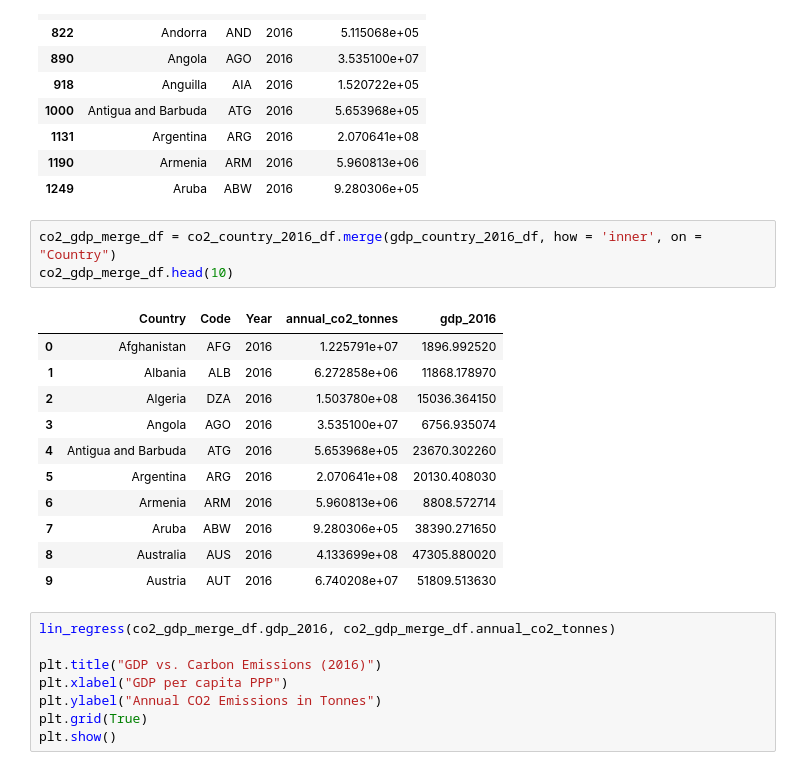
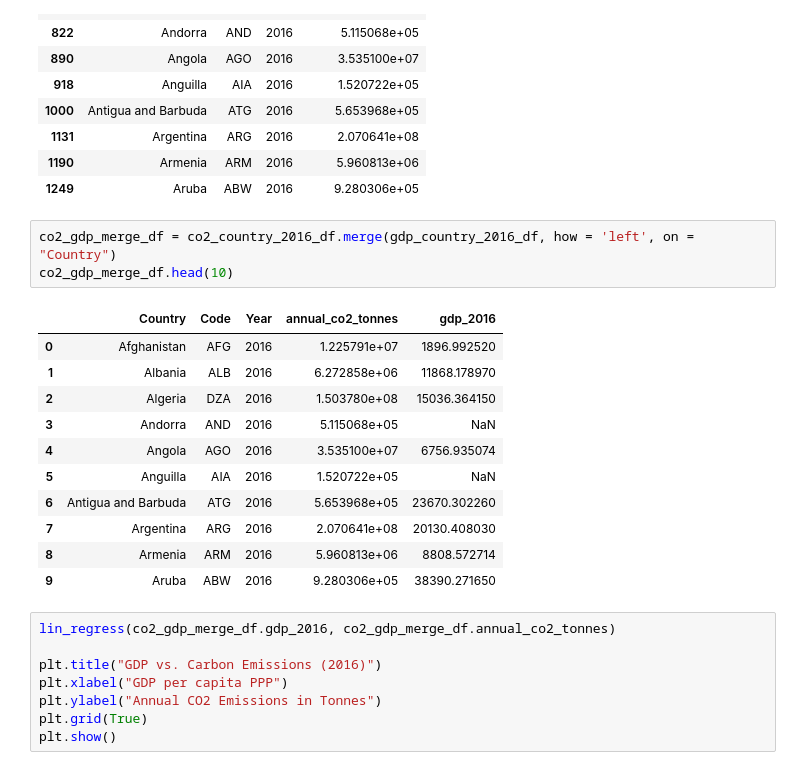
Before and after one commit to sunwoo-kim20/global-climate-change-analysis, a Jupyter notebook: co2_vs_gdp_weather.ipynb, the cells around one changed output. Saved outputs shown, nothing was run; the diff lists cells and outputs as text.

```diff
--- a/co2_vs_gdp_weather.ipynb
+++ b/co2_vs_gdp_weather.ipynb
@@ -149,20 +149,20 @@ co2_country_2016_df.head(10)
 | 1190 | Armenia | ARM | 2016 | 5.960813e+06 |
 | 1249 | Aruba | ABW | 2016 | 9.280306e+05 |
 # %%
-co2_gdp_merge_df = co2_country_2016_df.merge(gdp_country_2016_df, how = 'inner', on = "Country")
+co2_gdp_merge_df = co2_country_2016_df.merge(gdp_country_2016_df, how = 'left', on = "Country")
 co2_gdp_merge_df.head(10)
 # %% [output]
 |  | Country | Code | Year | annual_co2_tonnes | gdp_2016 |
 | 0 | Afghanistan | AFG | 2016 | 1.225791e+07 | 1896.992520 |
 | 1 | Albania | ALB | 2016 | 6.272858e+06 | 11868.178970 |
 | 2 | Algeria | DZA | 2016 | 1.503780e+08 | 15036.364150 |
-| 3 | Angola | AGO | 2016 | 3.535100e+07 | 6756.935074 |
-| 4 | Antigua and Barbuda | ATG | 2016 | 5.653968e+05 | 23670.302260 |
-| 5 | Argentina | ARG | 2016 | 2.070641e+08 | 20130.408030 |
-| 6 | Armenia | ARM | 2016 | 5.960813e+06 | 8808.572714 |
-| 7 | Aruba | ABW | 2016 | 9.280306e+05 | 38390.271650 |
-| 8 | Australia | AUS | 2016 | 4.133699e+08 | 47305.880020 |
-| 9 | Austria | AUT | 2016 | 6.740208e+07 | 51809.513630 |
+| 3 | Andorra | AND | 2016 | 5.115068e+05 | NaN |
+| 4 | Angola | AGO | 2016 | 3.535100e+07 | 6756.935074 |
+| 5 | Anguilla | AIA | 2016 | 1.520722e+05 | NaN |
+| 6 | Antigua and Barbuda | ATG | 2016 | 5.653968e+05 | 23670.302260 |
+| 7 | Argentina | ARG | 2016 | 2.070641e+08 | 20130.408030 |
+| 8 | Armenia | ARM | 2016 | 5.960813e+06 | 8808.572714 |
+| 9 | Aruba | ABW | 2016 | 9.280306e+05 | 38390.271650 |
 # %%
 lin_regress(co2_gdp_merge_df.gdp_2016, co2_gdp_merge_df.annual_co2_tonnes)
 
```
Also changed, not shown: parts of 15 cells of this notebook.
